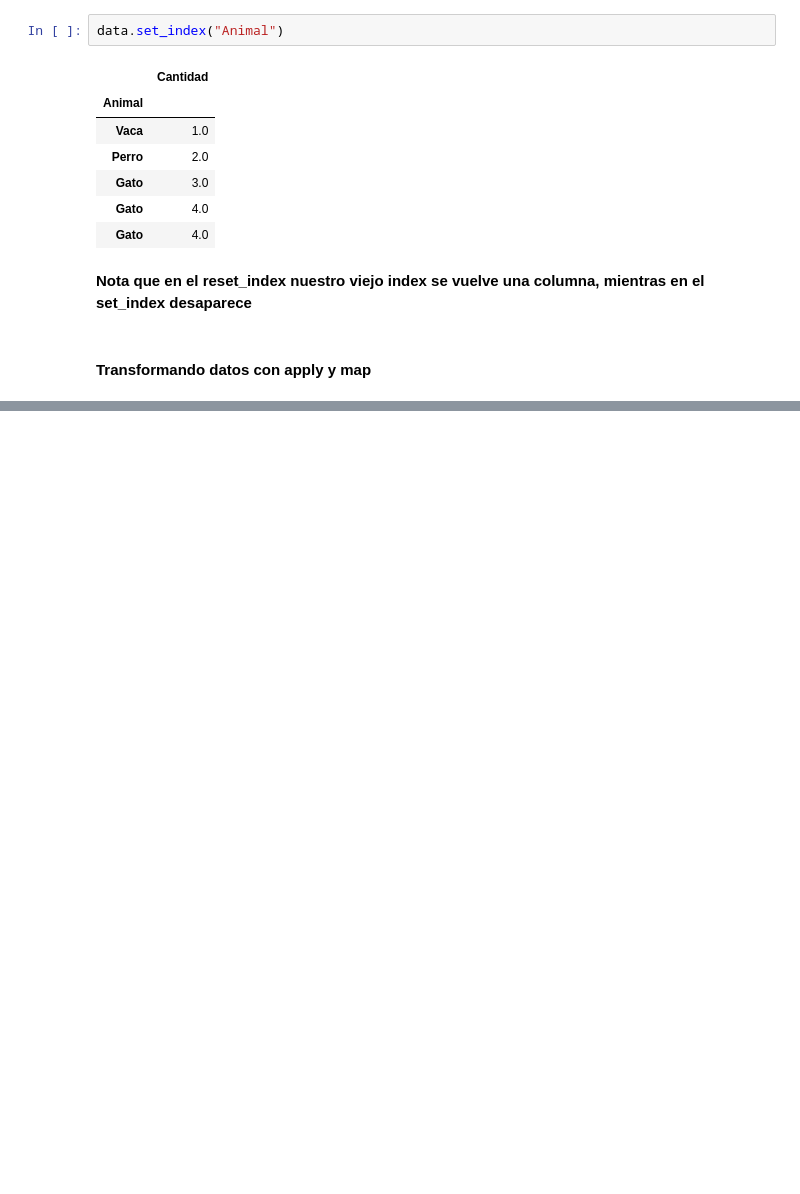
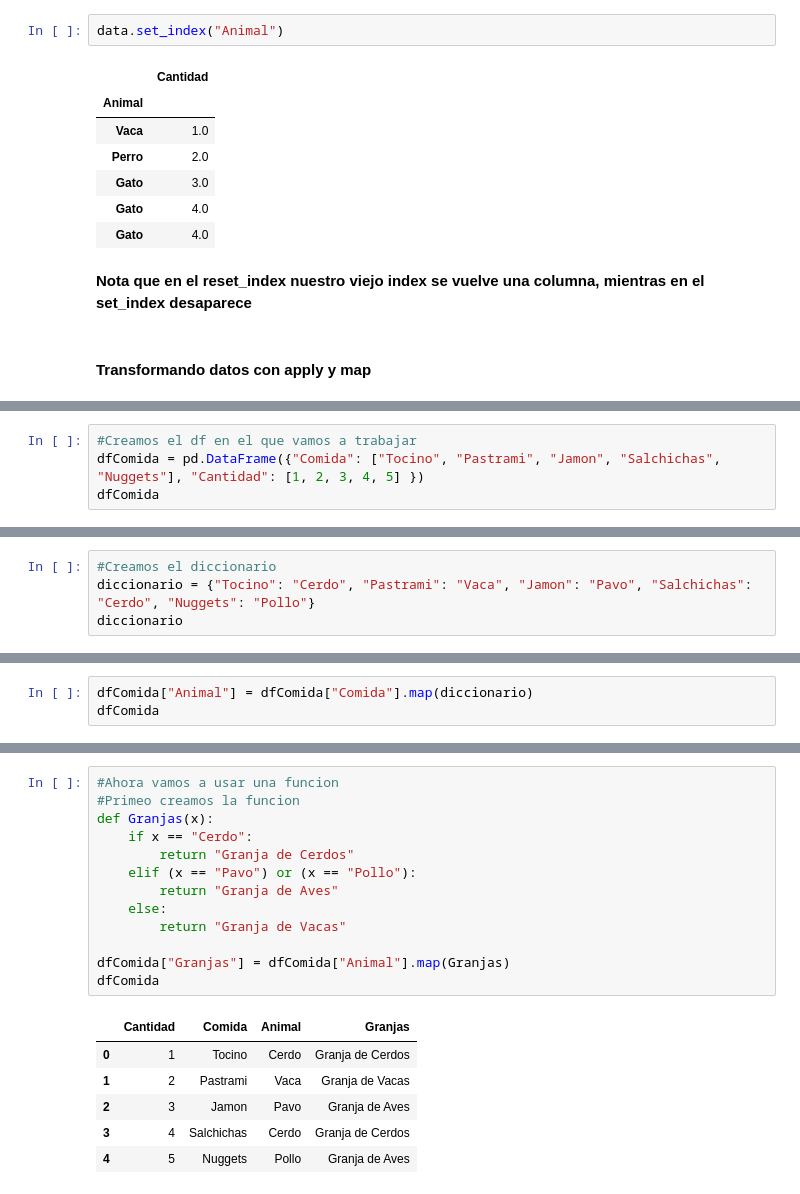
Before and after one commit to mrHyde90/DataScienceCourse, a Jupyter notebook: Pandas.ipynb, the cells around one changed output, grey strips where cells are left out. Saved outputs shown, nothing was run; the diff lists cells and outputs as text; blank space fills up the shorter version.

```diff
--- a/Pandas.ipynb
+++ b/Pandas.ipynb
@@ -1044,0 +1052,4 @@ data.set_index("Animal")
+# %%
+#Creamos el df en el que vamos a trabajar
+dfComida = pd.DataFrame({"Comida": ["Tocino", "Pastrami", "Jamon", "Salchichas", "Nuggets"], "Cantidad": [1, 2, 3, 4, 5] })
+dfComida
@@ -1044,0 +1063,4 @@ data.set_index("Animal")
+# %%
+#Creamos el diccionario
+diccionario = {"Tocino": "Cerdo", "Pastrami": "Vaca", "Jamon": "Pavo", "Salchichas": "Cerdo", "Nuggets": "Pollo"}
+diccionario
@@ -1044,0 +1073,3 @@ data.set_index("Animal")
+# %%
+dfComida["Animal"] = dfComida["Comida"].map(diccionario)
+dfComida
@@ -1044,0 +1083,20 @@ data.set_index("Animal")
+# %%
+#Ahora vamos a usar una funcion
+#Primeo creamos la funcion
+def Granjas(x):
+    if x == "Cerdo":
+        return "Granja de Cerdos"
+    elif (x == "Pavo") or (x == "Pollo"):
+        return "Granja de Aves"
+    else:
+        return "Granja de Vacas"
+
+dfComida["Granjas"] = dfComida["Animal"].map(Granjas)
+dfComida
+# %% [output]
+|  | Cantidad | Comida | Animal | Granjas |
+| 0 | 1 | Tocino | Cerdo | Granja de Cerdos |
+| 1 | 2 | Pastrami | Vaca | Granja de Vacas |
+| 2 | 3 | Jamon | Pavo | Granja de Aves |
+| 3 | 4 | Salchichas | Cerdo | Granja de Cerdos |
+| 4 | 5 | Nuggets | Pollo | Granja de Aves |
```
Also changed, not shown: parts of 18 cells of this notebook.
